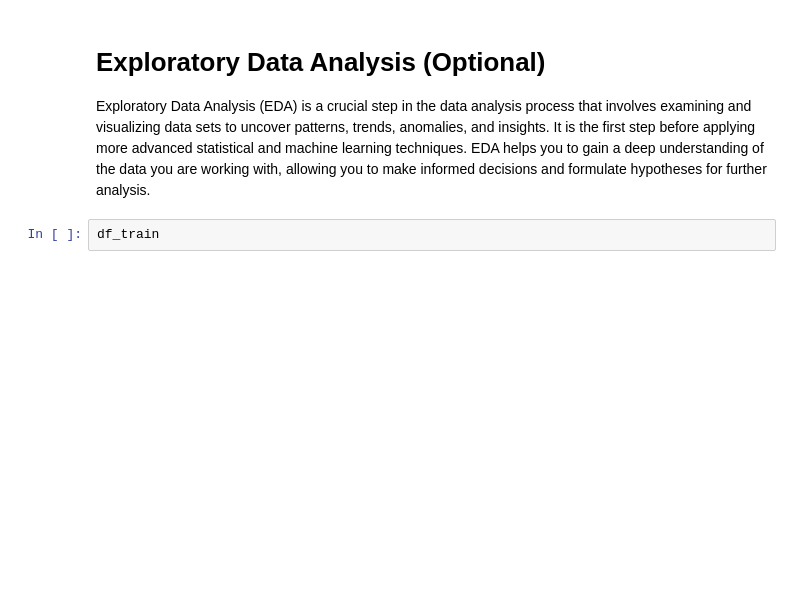
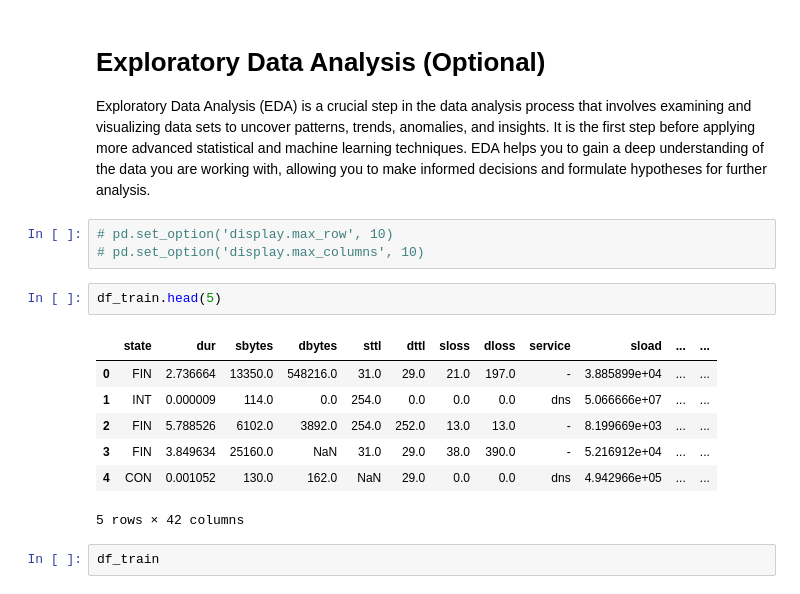
Before and after one commit to evelynnn04/Tubes2_AI, a Jupyter notebook: Copy_of_IF3170_Artificial_Intelligence___Tugas_Besar_2_Notebook_Template.ipynb, the cells around one changed output. Saved outputs shown, nothing was run; the diff lists cells and outputs as text; blank space fills up the shorter version.

```diff
--- a/Copy_of_IF3170_Artificial_Intelligence___Tugas_Besar_2_Notebook_Template.ipynb
+++ b/Copy_of_IF3170_Artificial_Intelligence___Tugas_Besar_2_Notebook_Template.ipynb
@@ -75,6 +77,19 @@ df_test.drop(columns=["id"], inplace=True)
 # Exploratory Data Analysis (Optional)
 
 Exploratory Data Analysis (EDA) is a crucial step in the data analysis process that involves examining and visualizing data sets to uncover patterns, trends, anomalies, and insights. It is the first step before applying more advanced statistical and machine learning techniques. EDA helps you to gain a deep understanding of the data you are working with, allowing you to make informed decisions and formulate hypotheses for further analysis.
+# %%
+# pd.set_option('display.max_row', 10)
+# pd.set_option('display.max_columns', 10)
+# %%
+df_train.head(5)
+# %% [output]
+|  | state | dur | sbytes | dbytes | sttl | dttl | sloss | dloss | service | sload | ... | ... |
+| 0 | FIN | 2.736664 | 13350.0 | 548216.0 | 31.0 | 29.0 | 21.0 | 197.0 | - | 3.885899e+04 | ... | ... |
+| 1 | INT | 0.000009 | 114.0 | 0.0 | 254.0 | 0.0 | 0.0 | 0.0 | dns | 5.066666e+07 | ... | ... |
+| 2 | FIN | 5.788526 | 6102.0 | 3892.0 | 254.0 | 252.0 | 13.0 | 13.0 | - | 8.199669e+03 | ... | ... |
+| 3 | FIN | 3.849634 | 25160.0 | NaN | 31.0 | 29.0 | 38.0 | 390.0 | - | 5.216912e+04 | ... | ... |
+| 4 | CON | 0.001052 | 130.0 | 162.0 | NaN | 29.0 | 0.0 | 0.0 | dns | 4.942966e+05 | ... | ... |
+5 rows × 42 columns
 # %%
 df_train
 # %% [output]
```
Also changed, not shown: parts of 18 cells of this notebook.
